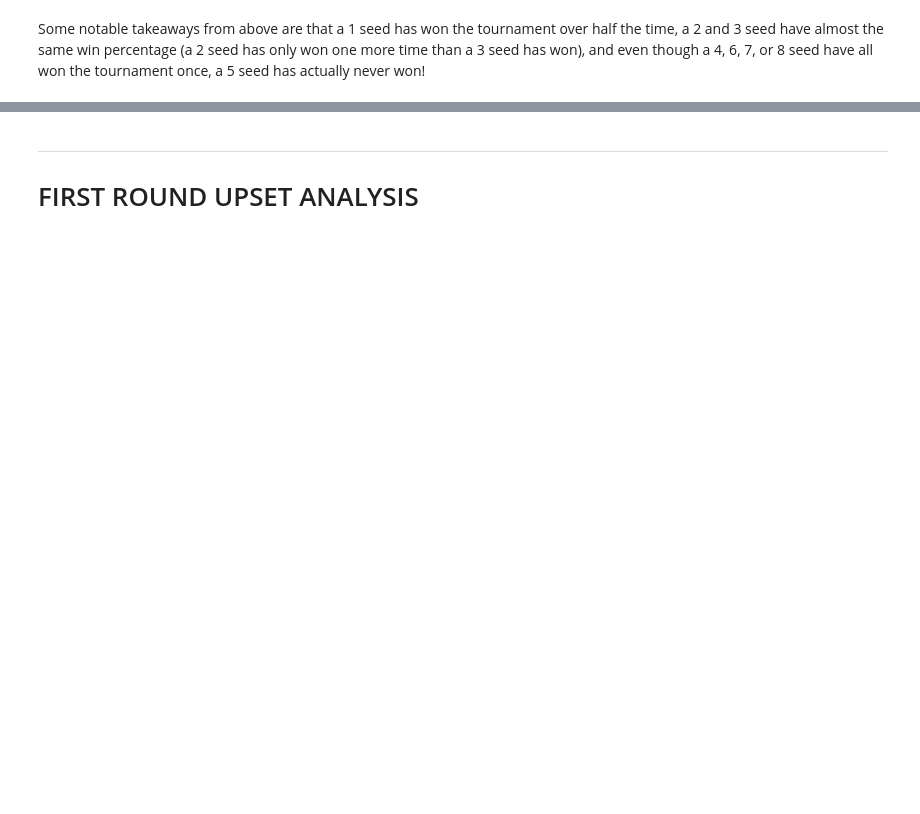
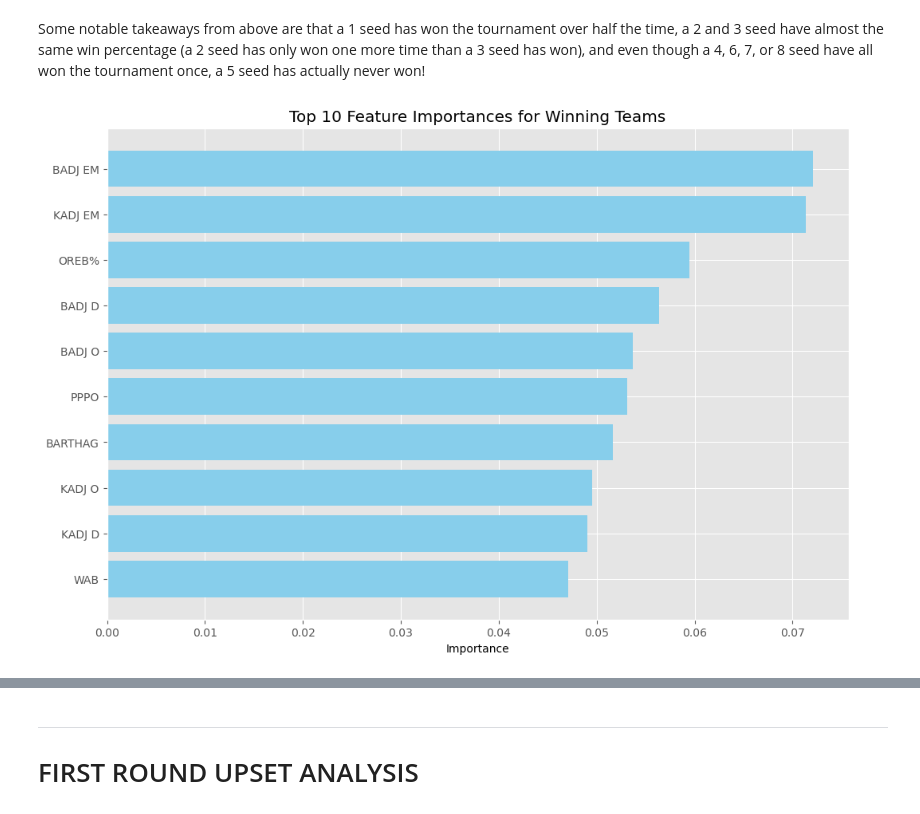
Before and after one commit to jamalzlitni/March-Madness, a Jupyter notebook: March Madness.ipynb, the cells around one changed output, grey strips where cells are left out. Drawn from its saved outputs; the diff is of its cells as text; code cells hidden in the pictures; blank space fills up the shorter version.

```diff
--- a/March Madness.ipynb
+++ b/March Madness.ipynb
@@ -129,2 +141,31 @@ When considering the odds of a specific seeding winning the tournament by going
 # %% [markdown]
 Some notable takeaways from above are that a 1 seed has won the tournament over half the time, a 2 and 3 seed have almost the same win percentage (a 2 seed has only won one more time than a 3 seed has won), and even though a 4, 6, 7, or 8 seed have all won the tournament once, a 5 seed has actually never won!
+# %%
+from sklearn.ensemble import RandomForestClassifier
+
+selected_columns = [            # select columns for the model
+    'KADJ EM', 'KADJ O', 'KADJ D', 'KADJ T', 'BADJ EM', 'BADJ O', 'BADJ D', 'BARTHAG',
+    'EFG%', 'EFG%D', 'FTR', 'FTRD', 'TOV%', 'TOV%D', 'OREB%', 'DREB%', '2PT%', '2PT%D',
+    '3PT%', '3PT%D', 'PPPO', 'PPPD', 'ELITE SOS', 'WAB'
+]
+
+X = team_data[selected_columns]
+y = (team_data['ROUND'] == 1).astype(int)  # target variable is tournament winning teams
+
+rf = RandomForestClassifier(n_estimators=100, random_state=42)
+rf.fit(X, y)
+
+importances = rf.feature_importances_           # determine the feature importances
+feature_names = team_data[selected_columns].columns
+feature_importances = pd.DataFrame({'Feature': feature_names, 'Importance': importances}).sort_values(by='Importance', ascending=False)
+
+top_10_features = feature_importances.head(10)
+
+plt.figure(figsize=(12, 8))
+plt.barh(top_10_features['Feature'], top_10_features['Importance'], color='skyblue')
+plt.xlabel('Importance')
+plt.title('Top 10 Feature Importances for Winning Teams')
+plt.gca().invert_yaxis()
+plt.show()
+# %% [output]
+[figure, added]
```
Also changed, not shown: parts of 17 cells of this notebook, 1 other file.
